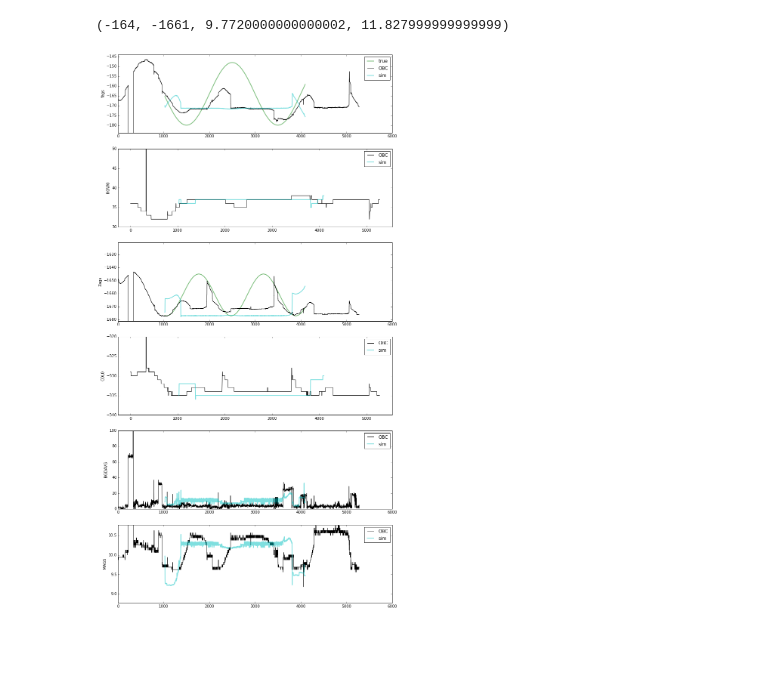
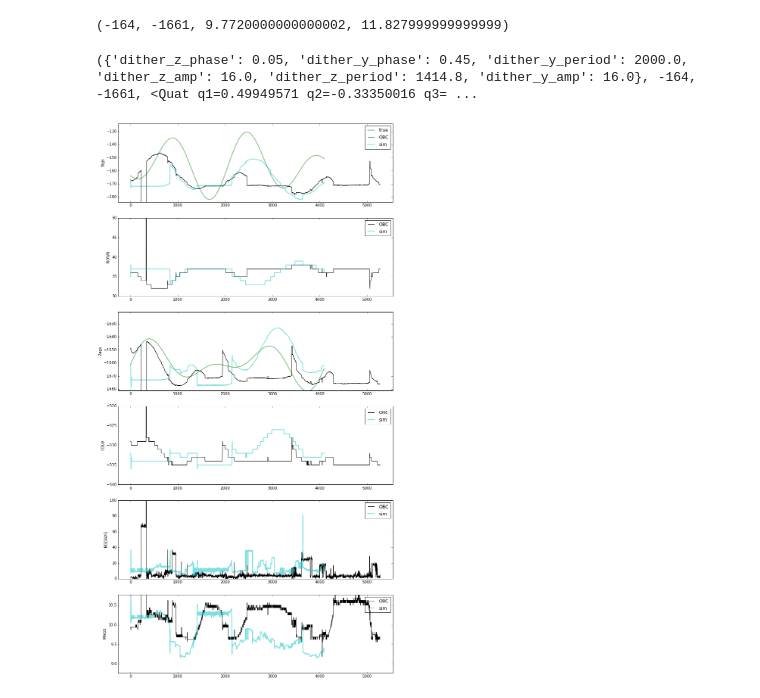
Before and after one commit to malgosias/simulate_guide, a Jupyter notebook: aca_simulate_obsid_18983.ipynb, the cells around one changed output. Saved outputs shown, nothing was run; the diff lists cells and outputs as text; code cells hidden in the pictures; blank space fills up the shorter version.

```diff
--- a/aca_simulate_obsid_18983.ipynb
+++ b/aca_simulate_obsid_18983.ipynb
@@ -201,64 +214,13 @@ yag, zag, mag, maxmag
 obc = ObcAca(d.start, d.stop, slot=slot)
 # %%
 reload(sim)
-delay = 500
 kwargs = {'nframes': 2000, 'radius': 40., 'imgsize': 6, 'dither': dither, 'dark': '2017:092'}
-# quat or quat_manvr?
-guide = sim.simulate_guide(quat, yag, zag, mag, delay=delay, **kwargs)
+guide = sim.simulate_guide(quat, yag, zag, mag, **kwargs)
+# %% [output]
+({'dither_z_phase': 0.05, 'dither_y_phase': 0.45, 'dither_y_period': 2000.0, 'dither_z_amp': 16.0, 'dither_z_period': 1414.8, 'dither_y_amp': 16.0}, -164, -1661, <Quat q1=0.49949571 q2=-0.33350016 q3= ...
-# %%
-plt.figure(figsize=(13, 26))
-
-plt.subplot(6, 1, 1)
-
-plt.plot(guide['time'], guide['true_yags'], 'g', lw=2, alpha=0.5, label='true')
-plt.plot(obc.yags.times - obc.yags.times[0], obc.yags.vals, 'k', label='OBC')
-plt.plot(guide['time'], guide['aca_yags'], 'c', lw=2, alpha=0.5, label='sim')
-plt.legend()
-plt.ylabel('Yags')
-plt.ylim(yag - 20, yag + 20);
-
-plt.subplot(6, 1, 2)
-
-plt.plot(obc.times - obc.times[0], obc.row0s, 'k', label='OBC')
-plt.plot(guide['time'], guide['row0s'], 'c', lw=2, alpha=0.5, label='sim')
-plt.legend()
-plt.ylabel('ROW0')
-plt.ylim(30, 50)
-plt.margins(0.05);
-
-plt.subplot(6, 1, 3)
-
-plt.plot(guide['time'], guide['true_zags'], 'g', lw=2, alpha=0.5)
-plt.plot(obc.zags.times - obc.zags.times[0], obc.zags.vals, 'k')
-plt.plot(guide['time'], guide['aca_zags'], 'c', lw=2, alpha=0.5)
-plt.ylabel('Zags')
-plt.ylim(zag - 20, zag + 40);
-
-plt.subplot(6, 1, 4)
-
-plt.plot(obc.times - obc.times[0], obc.col0s, 'k', label='OBC')
-plt.plot(guide['time'], guide['col0s'], 'c', lw=2, alpha=0.5, label='sim')
-plt.legend()
-plt.ylabel('COL0')
-plt.ylim(-340, -320)
-plt.margins(0.05);
-
-plt.subplot(6, 1, 5)
-
-plt.plot(obc.times - obc.times[0], obc.bgdavgs, 'k', label='OBC')
-plt.plot(guide['time'], guide['bgdavgs'], 'c', lw=2, alpha=0.5, label='sim')
-plt.ylabel('BGDAVG')
-plt.legend()
-plt.ylim(0, 100);
-
-plt.subplot(6, 1, 6)
-
-plt.plot(obc.mags.times - obc.mags.times[0], obc.mags.vals, 'k', label='OBC')
-plt.plot(guide['time'], guide['aca_mags'], 'c', lw=2, alpha=0.5, label='sim')
-plt.ylabel('MAGS')
-plt.legend()
-plt.ylim(mag - 1, mag + 1);
-# %% [output]
-[figure, removed]
+# %%
+plot_guide_summary(guide, obc)
+# %% [output]
+[figure, added]
 # %%
 plt.figure(figsize=(14, 5))
```
Also changed, not shown: parts of 15 cells of this notebook, 2 other files.
